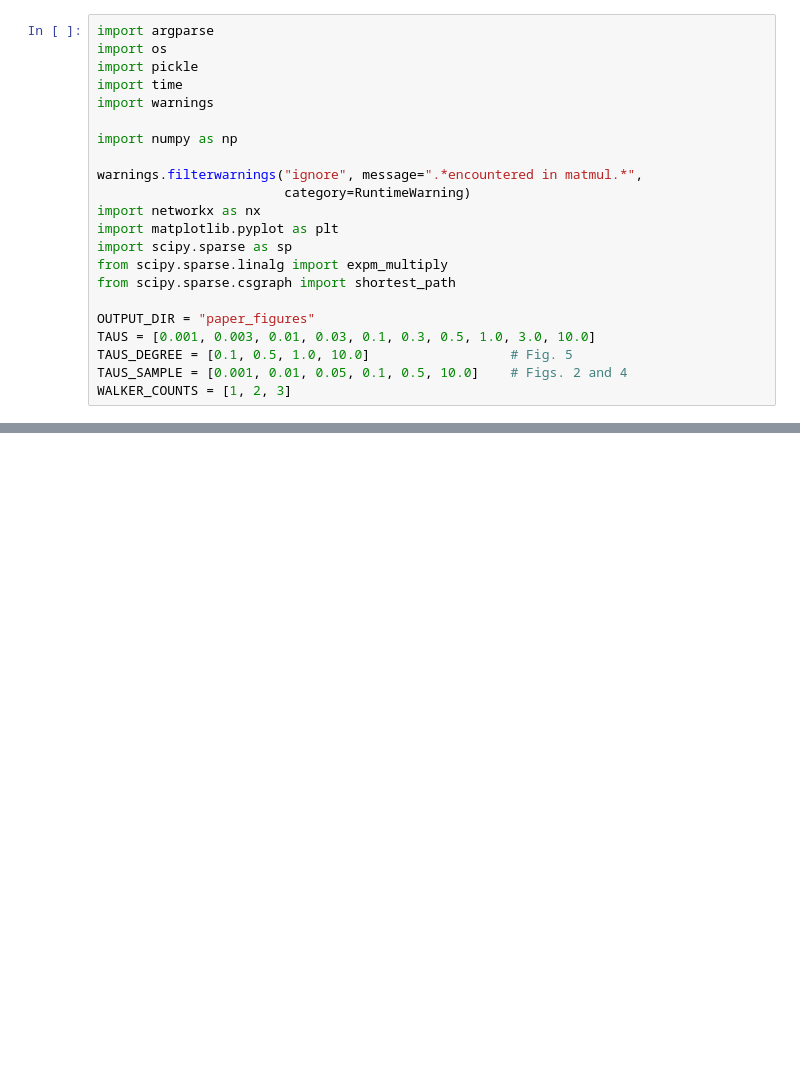
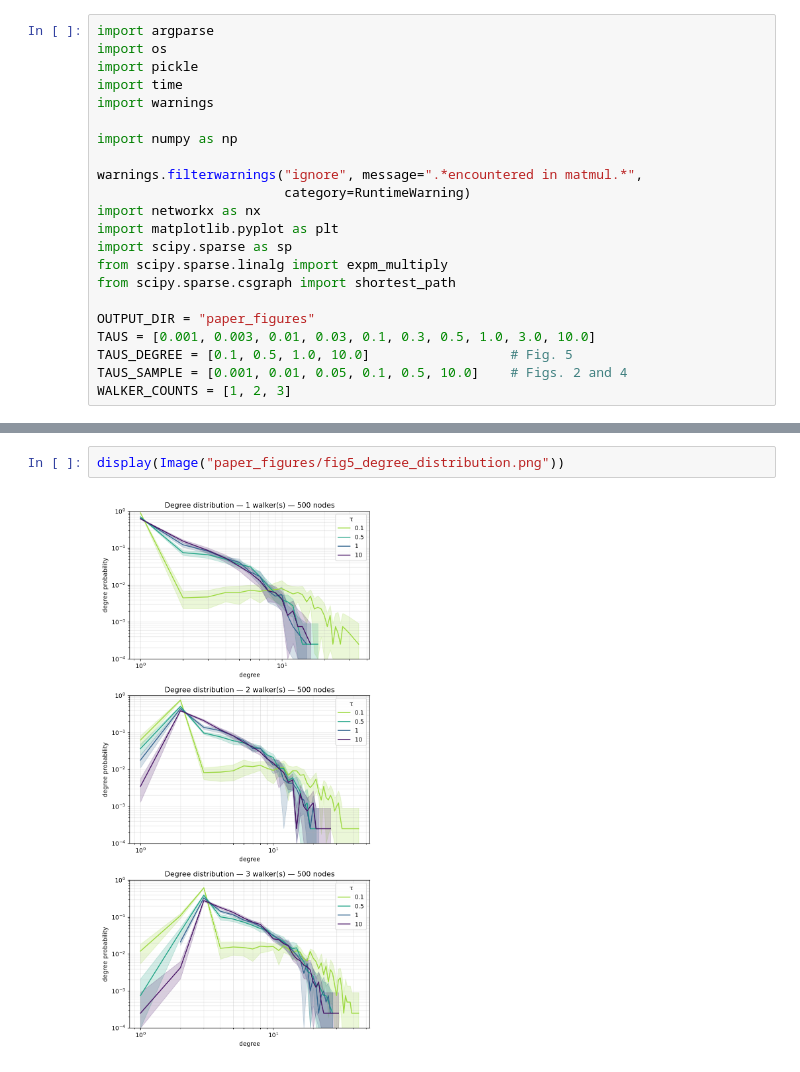
Before and after one commit to mardoniofranca/canoa-grg-qr-tupa, a Jupyter notebook: src/main.ipynb, the cells around one changed output, grey strips where cells are left out. Drawn from its saved outputs; the diff is of its cells as text; blank space fills up the shorter version.

```diff
--- a/src/main.ipynb
+++ b/src/main.ipynb
@@ -348,0 +623,4 @@ Figures in ./paper_figures/
+# %%
+display(Image("paper_figures/fig5_degree_distribution.png"))
+# %% [output]
+[figure, added]
```
Also changed, not shown: parts of 38 cells of this notebook, 19 other files.
